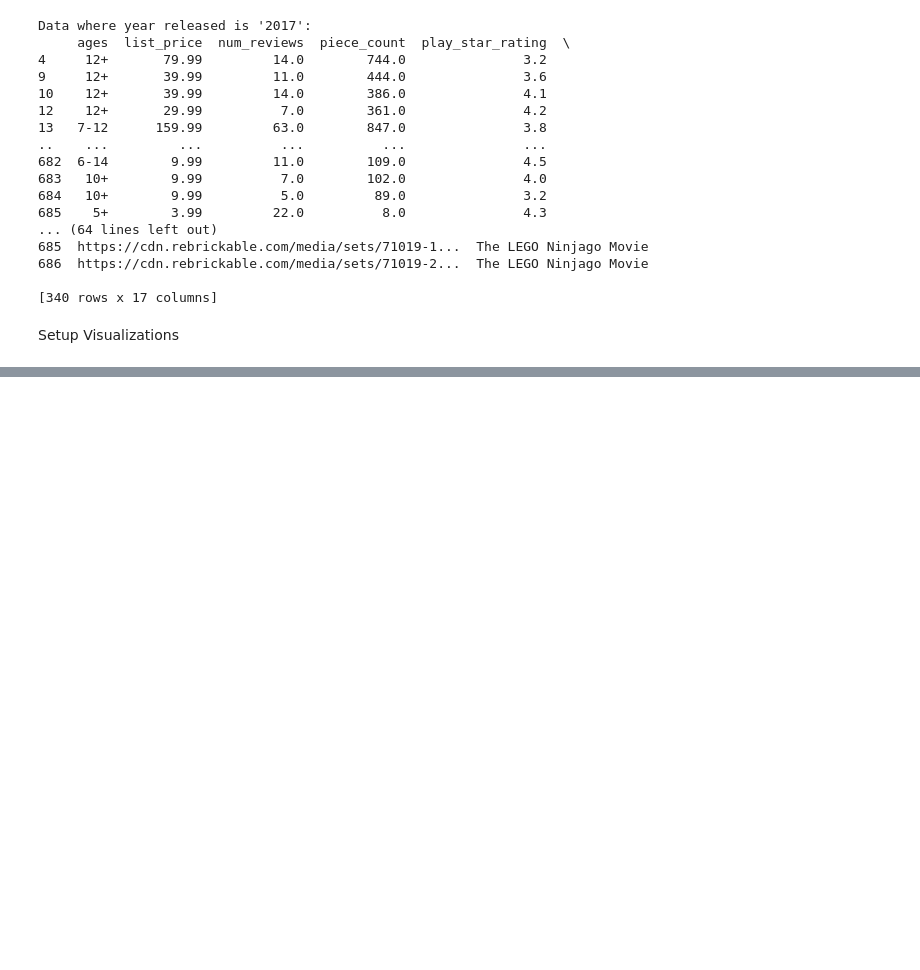
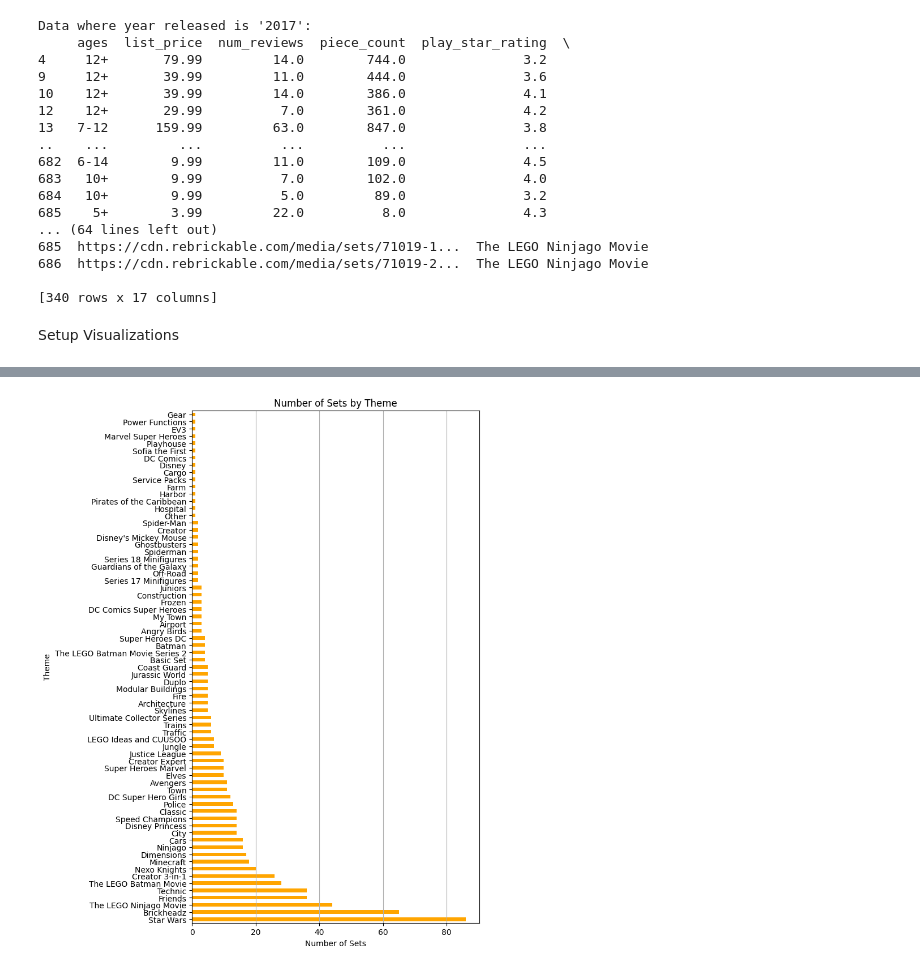
Before and after one commit to pointer-jen/CodeYou_DA_Jan_2025_Capstone, a Jupyter notebook: main.ipynb, the cells around one changed output, grey strips where cells are left out. Drawn from its saved outputs; the diff is of its cells as text; code cells hidden in the pictures; blank space fills up the shorter version.

```diff
--- a/main.ipynb
+++ b/main.ipynb
@@ -169,0 +182,17 @@ plt.show()
+# %%
+# Create a bar chart based on theme
+sets_by_theme = df['theme_name'].value_counts().sort_values(ascending=False)
+
+# Create a bar chart
+plt.figure(figsize=(8, 10))
+sets_by_theme.plot(kind='barh', color='orange')
+plt.title('Number of Sets by Theme')
+plt.xlabel('Number of Sets')
+plt.ylabel('Theme')
+plt.grid(axis='x')
+plt.tight_layout()
+
+# Show the plot
+plt.show()
+# %% [output]
+[figure, added]
```
Also changed, not shown: parts of 5 cells of this notebook, 10 other files.
